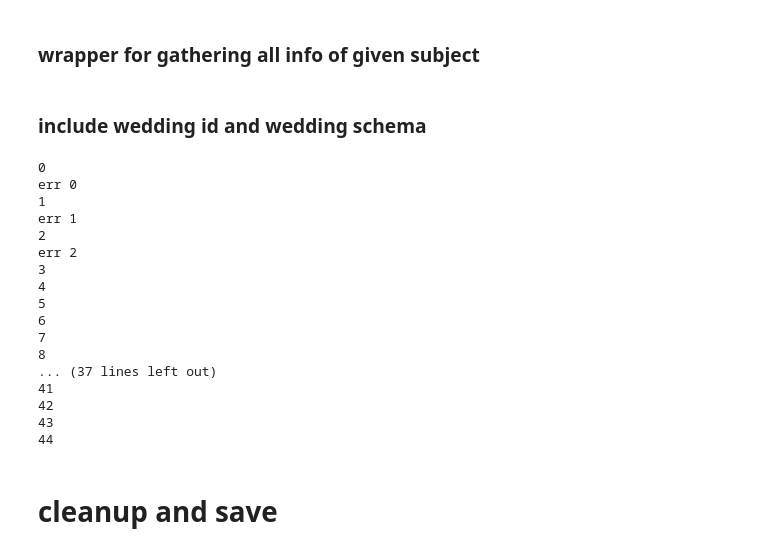
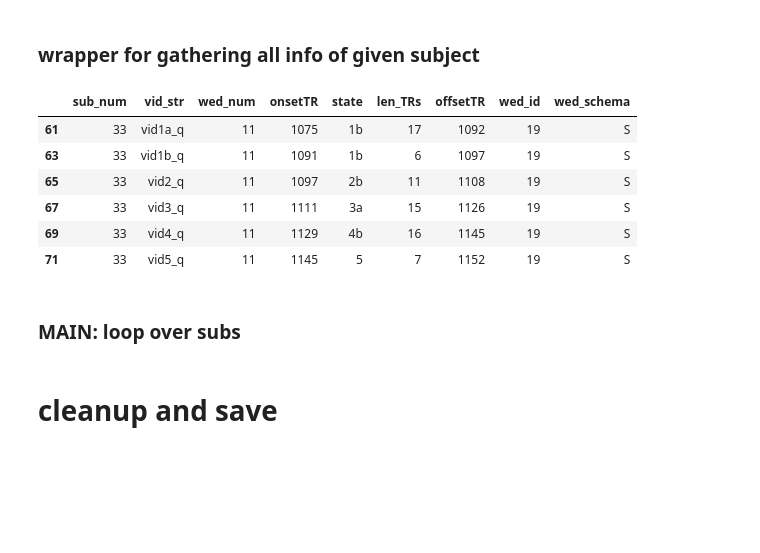
Before and after one commit to andrebeu/cswfmri, a Jupyter notebook: gen_df_view.ipynb, the cells around one changed output. Cells and saved outputs as stored; diff of their text form; code cells hidden in the pictures; blank space fills up the shorter version.

```diff
--- a/gen_df_view.ipynb
+++ b/gen_df_view.ipynb
@@ -201,38 +201,43 @@ def load_sub_timing_df(sub_num):
   df = df.astype({'onsetTR':int,'len_TRs':int,'offsetTR':int})
   df = df.sort_values('onsetTR')
   return df
-# %% [markdown]
-### include wedding id and wedding schema
+# %%
+""" path """
+sub_num = 33
+
+
+for idx,recall_df_row in recall_df.iterrows():
+  ## select rows corresponding to subject/wedding
+  sub_bool = (view_df.sub_num == recall_df_row.sub_num)
+  wed_bool = (view_df.wed_id == recall_df_row.wed_id)
+  sub_wed_view_df = view_df[sub_bool & wed_bool]
+  ## get row corresponding to first event
+  sub_wed_view_row = sub_wed_view_df[sub_wed_view_df.state.str[0] == '2']
+  path = sub_wed_view_row.wed_schema + sub_wed_view_row.state.str[1]
+#   recall_df.loc[idx,'wed_schema'] = sub_wed_view_row.wed_schema
+  recall_df.loc[idx,'wed_path'] = path
+# %%
+
+
+view_df[sub_bool & wed_bool]
+# %% [output]
+|  | sub_num | vid_str | wed_num | onsetTR | state | len_TRs | offsetTR | wed_id | wed_schema |
+| 61 | 33 | vid1a_q | 11 | 1075 | 1b | 17 | 1092 | 19 | S |
+| 63 | 33 | vid1b_q | 11 | 1091 | 1b | 6 | 1097 | 19 | S |
+| 65 | 33 | vid2_q | 11 | 1097 | 2b | 11 | 1108 | 19 | S |
+| 67 | 33 | vid3_q | 11 | 1111 | 3a | 15 | 1126 | 19 | S |
+| 69 | 33 | vid4_q | 11 | 1129 | 4b | 16 | 1145 | 19 | S |
+| 71 | 33 | vid5_q | 11 | 1145 | 5 | 7 | 1152 | 19 | S |
+# %% [markdown]
+### MAIN: loop over subs
 # %%
-"""
-loop over subjects
-"""
-
-sub_df_L = []
+df_L = []
 for sub_num in np.arange(45):
   print(sub_num)
   try:
-    sub_timing_df = load_sub_timing_df(sub_num)
-    sub_df_L.append(sub_timing_df)
+    sub_view_df = load_sub_view_df(sub_num)
+    df_L.append(sub_view_df)
   except:
     print('err',sub_num)
 
-timing_df = pd.concat(sub_df_L)
+group_view_df = pd.concat(sub_df_L)
-# %% [output]
-0
-err 0
-1
-err 1
-2
-err 2
-3
-4
-5
-6
-7
-8
-... (37 lines left out)
-41
-42
-43
-44
```
Also changed, not shown: parts of 3 cells of this notebook, 3 other files.
